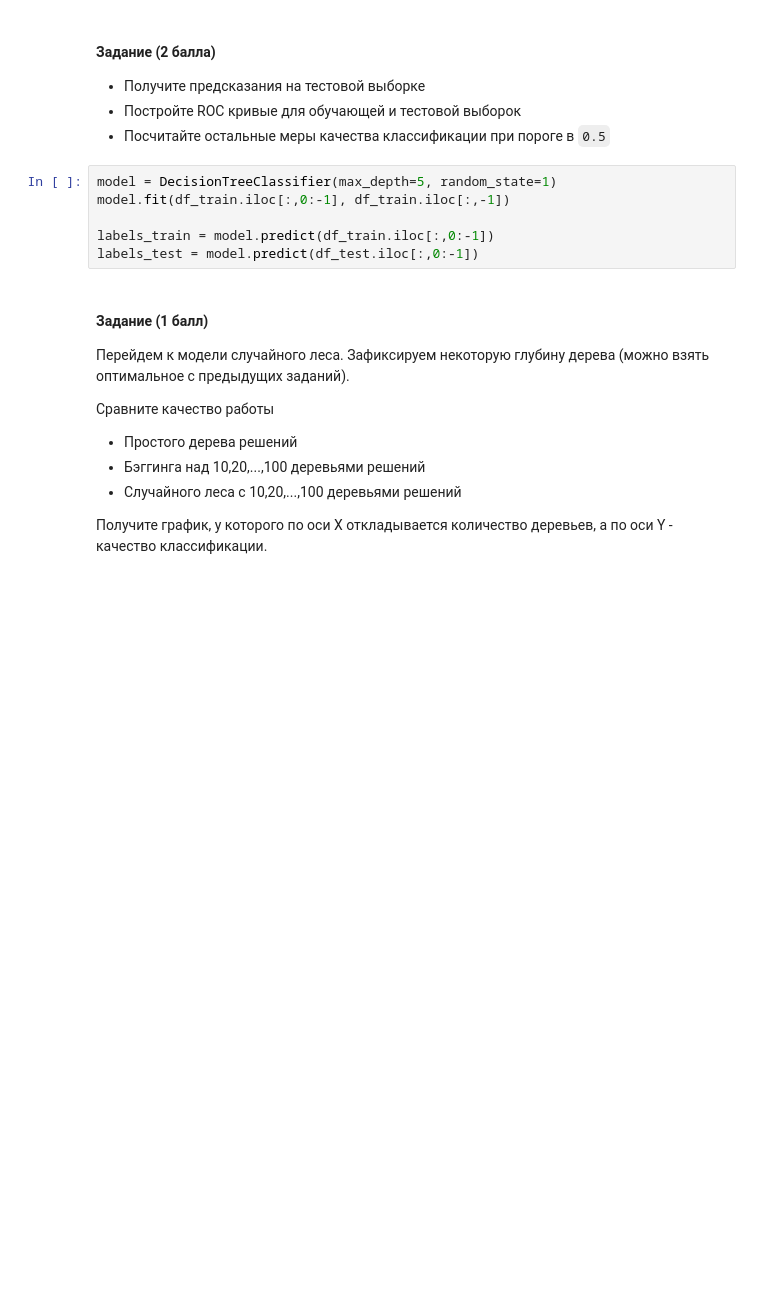
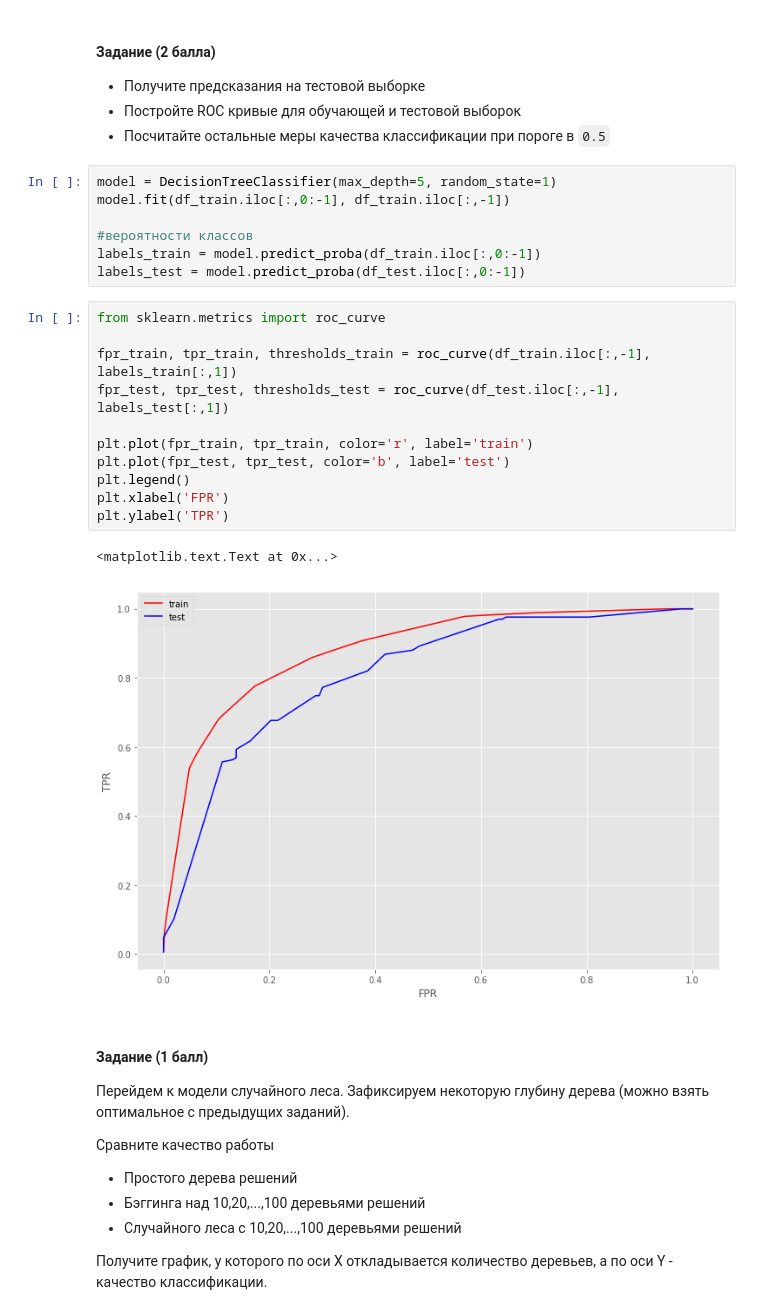
Before and after one commit to is-kozlov/sphere_hw, a Jupyter notebook: Kozlov_hw3.ipynb, the cells around one changed output. Saved outputs shown, nothing was run; the diff lists cells and outputs as text; blank space fills up the shorter version.

```diff
--- a/Kozlov_hw3.ipynb
+++ b/Kozlov_hw3.ipynb
@@ -164,8 +164,23 @@ Index([u'density', u'residual sugar', u'citric acid', u'chlorides',
 model = DecisionTreeClassifier(max_depth=5, random_state=1)
 model.fit(df_train.iloc[:,0:-1], df_train.iloc[:,-1])
 
-labels_train = model.predict(df_train.iloc[:,0:-1])
-labels_test = model.predict(df_test.iloc[:,0:-1])
+#вероятности классов
+labels_train = model.predict_proba(df_train.iloc[:,0:-1])
+labels_test = model.predict_proba(df_test.iloc[:,0:-1])
+# %%
+from sklearn.metrics import roc_curve
+
+fpr_train, tpr_train, thresholds_train = roc_curve(df_train.iloc[:,-1], labels_train[:,1])
+fpr_test, tpr_test, thresholds_test = roc_curve(df_test.iloc[:,-1], labels_test[:,1])
+
+plt.plot(fpr_train, tpr_train, color='r', label='train')
+plt.plot(fpr_test, tpr_test, color='b', label='test')
+plt.legend()
+plt.xlabel('FPR')
+plt.ylabel('TPR')
+# %% [output]
+<matplotlib.text.Text at 0x...>
+[figure, added]
 # %% [markdown]
 #### Задание (1 балл)
 Перейдем к модели случайного леса. Зафиксируем некоторую глубину дерева (можно взять оптимальное с предыдущих заданий).
```
